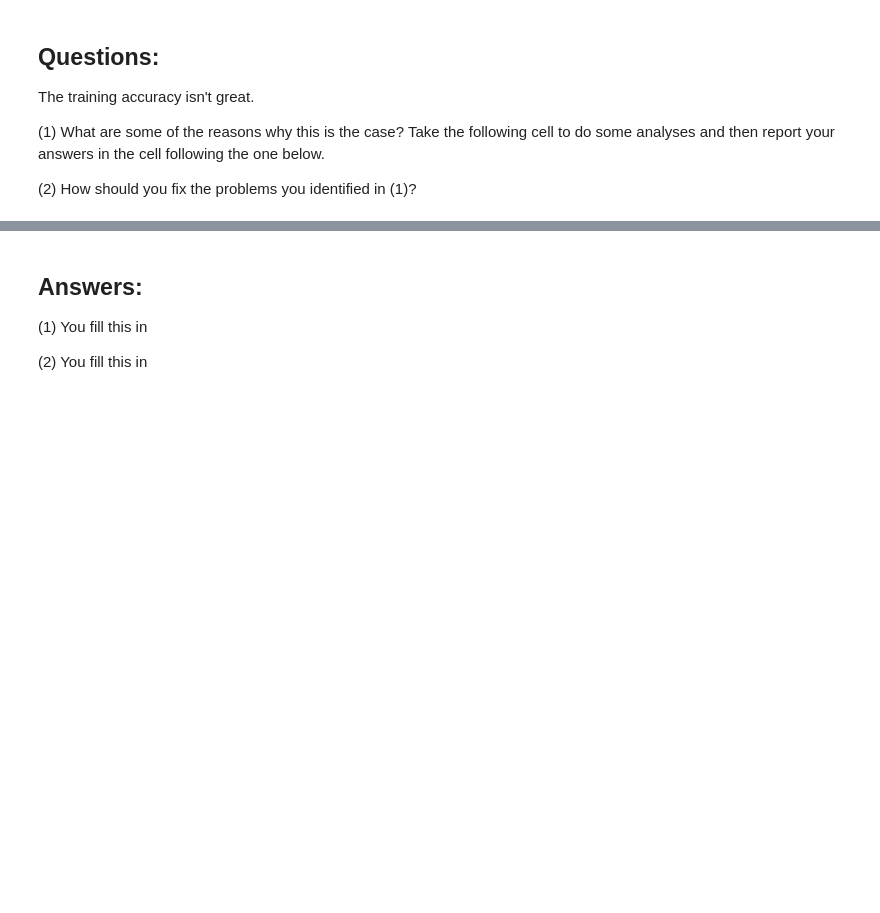
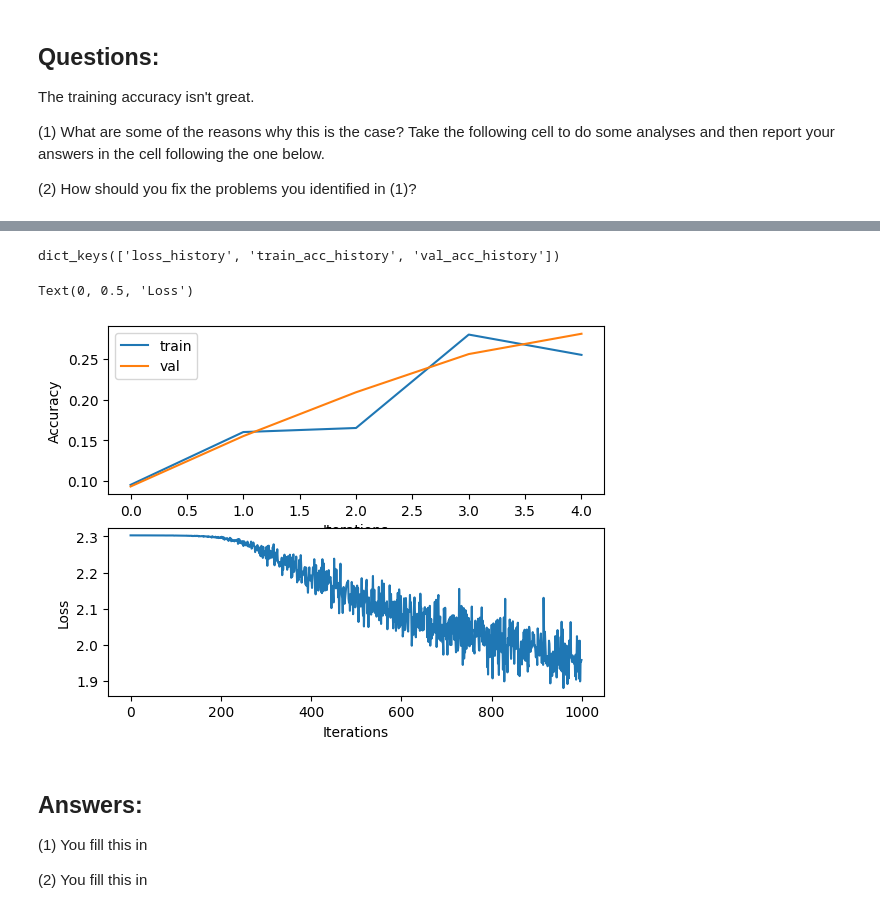
Before and after one commit to JunKang13/ece247, a Jupyter notebook: hw3/two_layer_nn.ipynb, the cells around one changed output, grey strips where cells are left out. Drawn from its saved outputs; the diff is of its cells as text; code cells hidden in the pictures; blank space fills up the shorter version.

```diff
--- a/hw3/two_layer_nn.ipynb
+++ b/hw3/two_layer_nn.ipynb
@@ -225,17 +251,34 @@ stats['train_acc_history']
+# %%
+stats.keys()
+# %% [output]
+dict_keys(['loss_history', 'train_acc_history', 'val_acc_history'])
 # %%
 # ================================================================ #
 # YOUR CODE HERE:
 #   Do some debugging to gain some insight into why the optimization
 #   isn't great.
 # ================================================================ #
 
 # Plot the loss function and train / validation accuracies
 
-pass
+plt.subplot(2,1,1)
+plt.ylabel('Accuracy')
+plt.plot(stats['train_acc_history'],label='train')
+plt.xlabel('Iterations')
+plt.plot(stats['val_acc_history'],label='val')
+plt.legend()
+
+plt.subplot(2,1,2)
+plt.plot(stats['loss_history'])
+plt.xlabel('Iterations')
+plt.ylabel('Loss')
 
 # ================================================================ #
 # END YOUR CODE HERE
 # ================================================================ #
+# %% [output]
+Text(0, 0.5, 'Loss')
+[figure, added]
 # %% [markdown]
 ## Answers:
 
```
Also changed, not shown: parts of 10 cells of this notebook.
